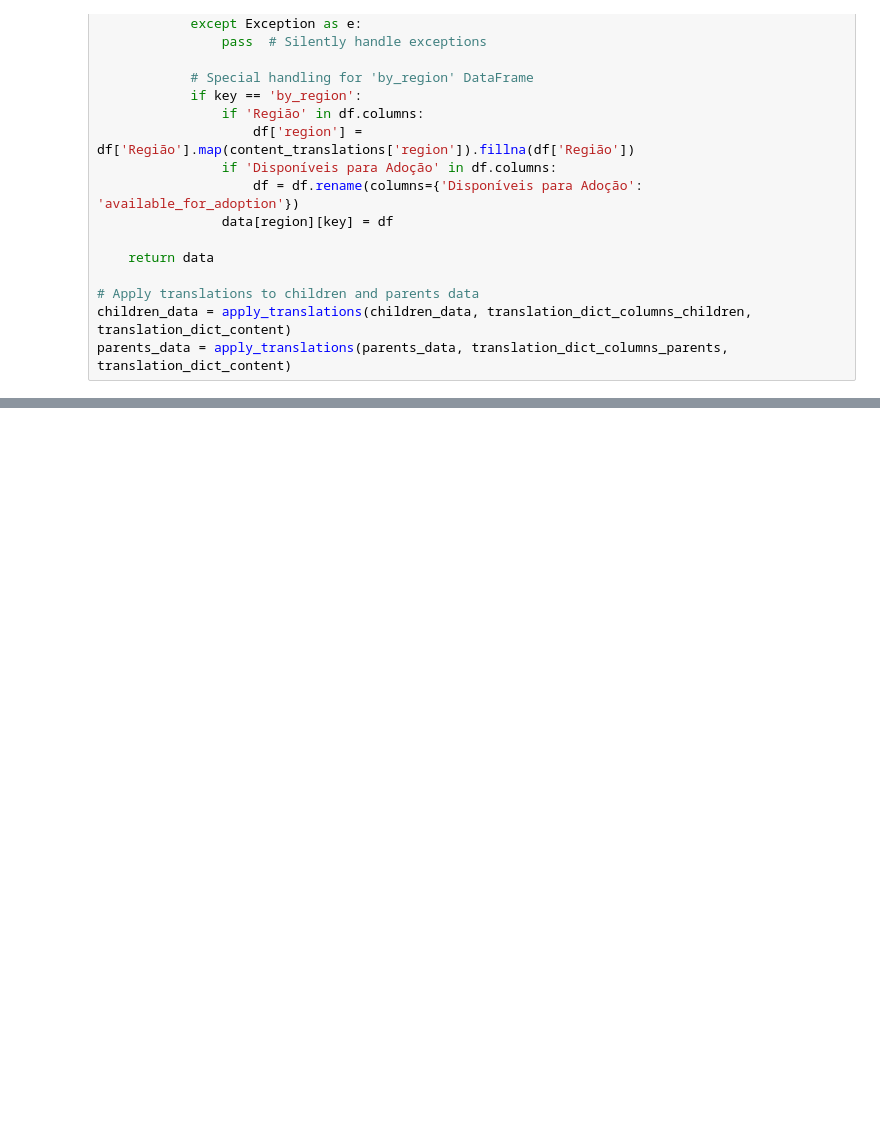
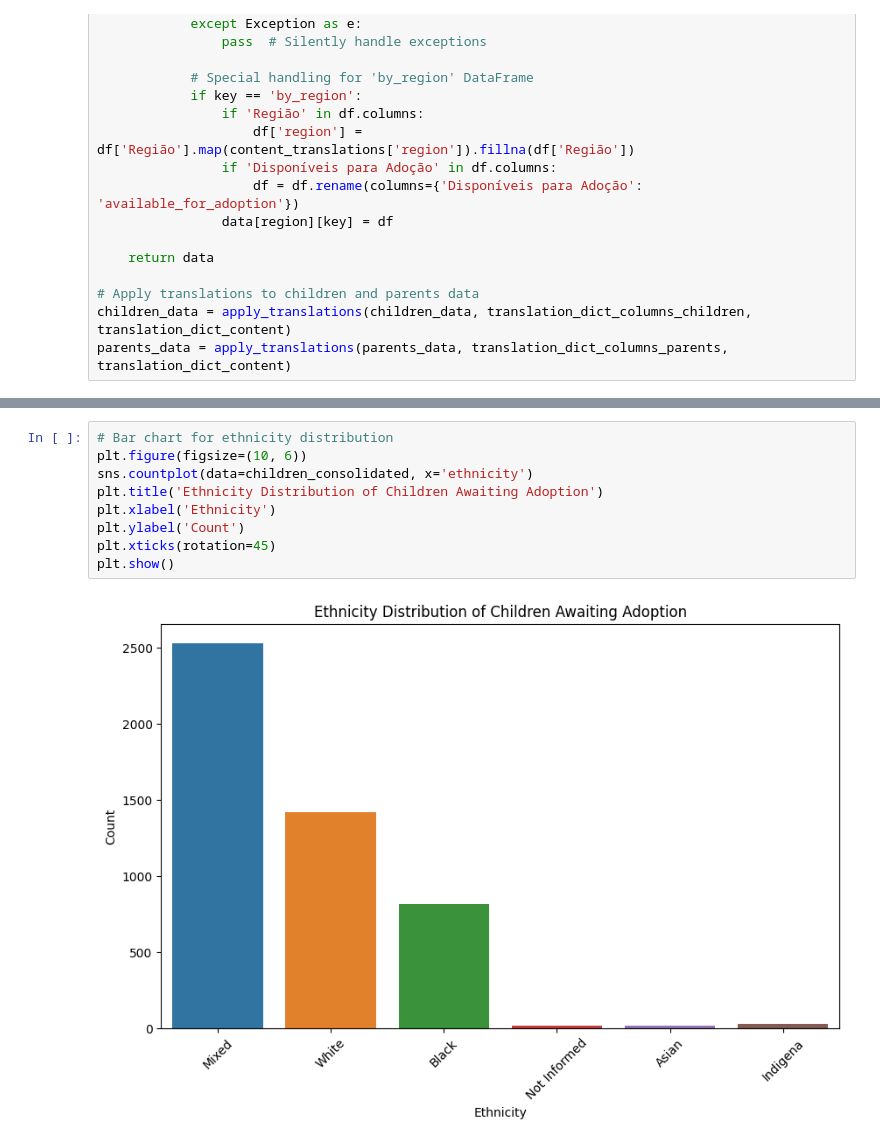
Before and after one commit to giulliadeux/br_adoption, a Jupyter notebook: Adoption in Brazil.ipynb, the cells around one changed output, grey strips where cells are left out. Drawn from its saved outputs; the diff is of its cells as text; blank space fills up the shorter version.

```diff
--- a/Adoption in Brazil.ipynb
+++ b/Adoption in Brazil.ipynb
@@ -886,0 +1103,11 @@ Summary statistics:
+# %%
+# Bar chart for ethnicity distribution
+plt.figure(figsize=(10, 6))
+sns.countplot(data=children_consolidated, x='ethnicity')
+plt.title('Ethnicity Distribution of Children Awaiting Adoption')
+plt.xlabel('Ethnicity')
+plt.ylabel('Count')
+plt.xticks(rotation=45)
+plt.show()
+# %% [output]
+[figure, added]
```
Also changed, not shown: parts of 86 cells of this notebook, 7 other files.
